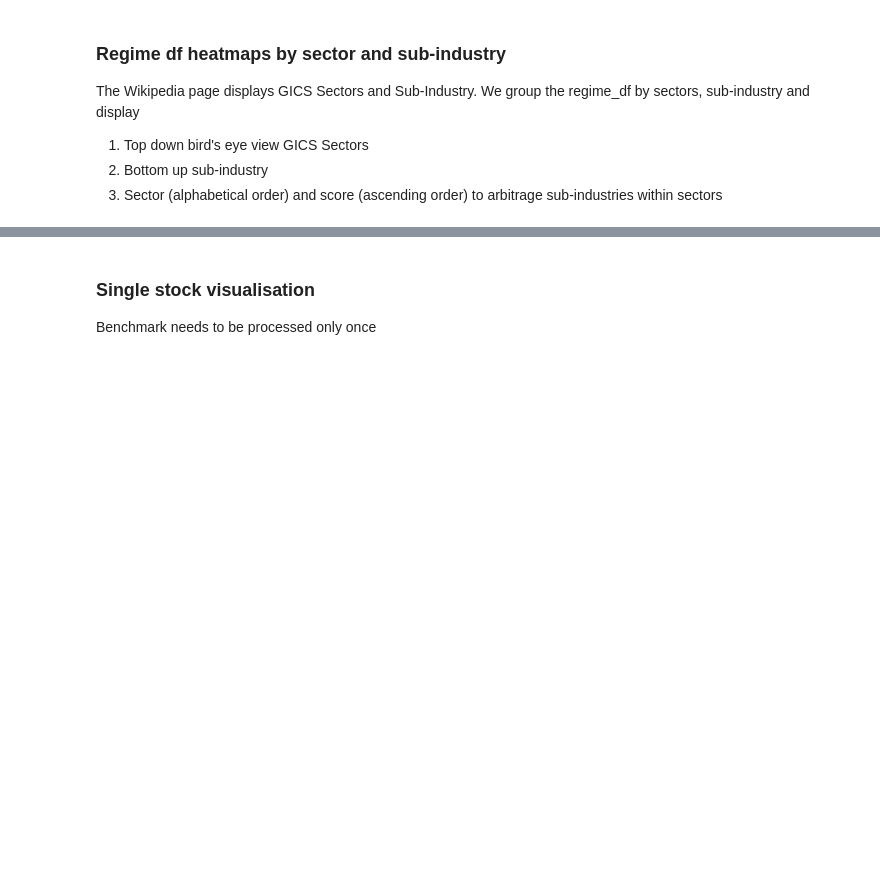
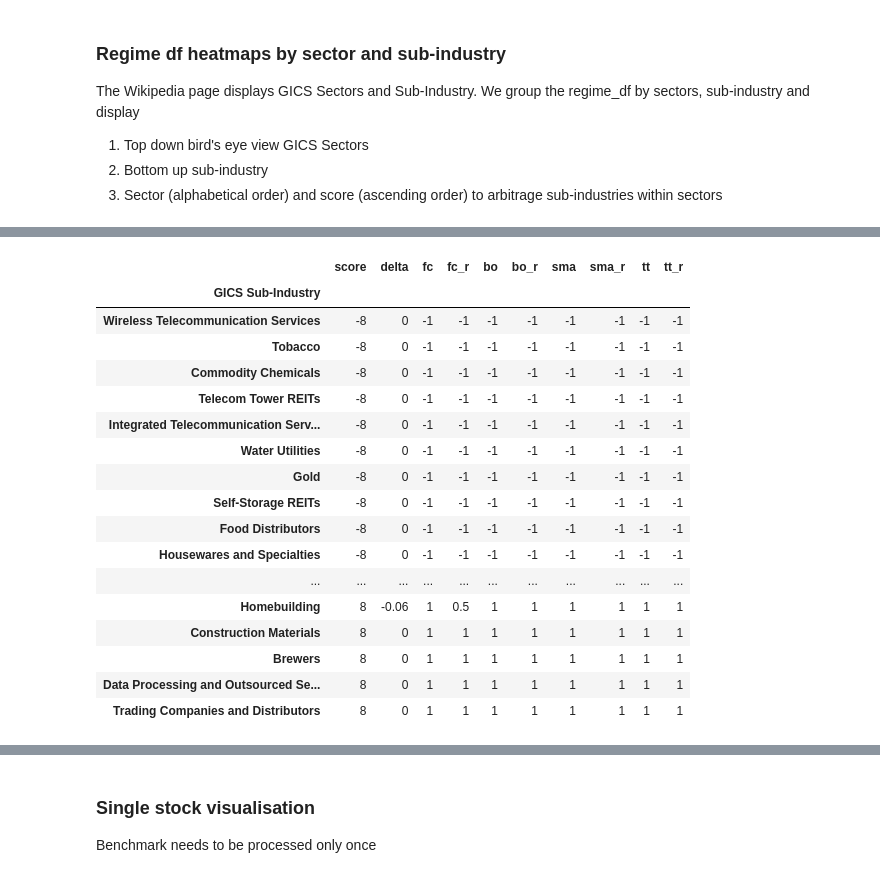
Before and after one commit to bjahnke/backtest_notebook, a Jupyter notebook: notes/market_scanner.ipynb, the cells around one changed output, grey strips where cells are left out. Cells and saved outputs as stored; diff of their text form; code cells hidden in the pictures; blank space fills up the shorter version.

```diff
--- a/notes/market_scanner.ipynb
+++ b/notes/market_scanner.ipynb
@@ -169 +161,38 @@ _strategy_lookup, tx_tables, price_histories, bench = sad.main(
+# %%
+# delta measures the difference between absolute and relative regimes
+from sqlalchemy import create_engine
+import dotenv
+import os
+dotenv.load_dotenv()
+regime_table = pd.read_sql(f'SELECT * FROM regime', os.environ.get('NEON_DB_CONSTR'))
+# %%
+max_end_indices = regime_table.groupby(['symbol', 'type', 'is_relative'])['end'].idxmax()
+
+# Filter the DataFrame using the row indices and keep the 'rg' column
+filtered_df = regime_table.loc[max_end_indices, ['symbol', 'type', 'is_relative', 'end', 'rg']].reset_index(drop=True)
+# Pivot the DataFrame to create columns for each unique type
+# Add 'r_' prefix to column labels where is_relative is True
+filtered_df['type'] = filtered_df['type'] + filtered_df['is_relative'].replace({True: '_r', False: ''})
+
+# Pivot the DataFrame without aggregation
+regime_overview = filtered_df.pivot(index=['symbol'], columns='type', values='rg').reset_index()
+regime_overview = regime_overview[['symbol'] + regime_cols]
+regime_overview['delta'] = 0
+regime_pairs = [('bo', 'bo_r'), ('fc', 'fc_r'), ('sma', 'sma_r'), ('tt', 'tt_r')]
+for absolute, relative in regime_pairs:
+    # fill absolute nan with relative value, and vice versa.
+    regime_overview[absolute] = regime_overview[absolute].fillna(regime_overview[relative])
+    regime_overview[relative] = regime_overview[relative].fillna(regime_overview[absolute])
+    # if both nan, then set both to 0
+    regime_overview[absolute] = regime_overview[absolute].fillna(0)
+    regime_overview[relative] = regime_overview[relative].fillna(0)
+
+    delta = (regime_overview[relative] - regime_overview[absolute]) / 2
+    regime_overview['delta'] = regime_overview['delta'] + delta
+
+regime_overview['delta'] = regime_overview['delta'] / len(regime_pairs)
+# sum all regime_cols to get score
+regime_overview['score'] = regime_overview[regime_cols].sum(axis=1)
+# add GICS Sector and Sub-Industry to regime_overview from web_df, merging on symbol for regime_overview, Symbol for web_df
+regime_overview = regime_overview.merge(web_df[['Symbol', 'GICS Sector', 'GICS Sub-Industry']], left_on='symbol', right_on='Symbol').drop(columns=['Symbol'])
 # %%
@@ -183,9 +219,30 @@ regime_df.groupby(sort_key)[groupby_cols].mean().sort_values(
 # %%
 groupby_cols = ['score', 'delta'] + regime_cols
 sort_key = ['GICS Sub-Industry']
-regime_df.groupby(sort_key)[groupby_cols].mean().sort_values(
-    by= 'score').style.background_gradient(
+sub_industry_overview = regime_overview.groupby(sort_key)[groupby_cols].mean().sort_values(
+    by= 'score')
+
+sub_industry_overview.style.background_gradient(
     subset= groupby_cols,cmap= 'RdYlGn').format('{:.1g}')
+# %% [output]
+|  | score | delta | fc | fc_r | bo | bo_r | sma | sma_r | tt | tt_r |
+| GICS Sub-Industry |  |  |  |  |  |  |  |  |  |  |
+| Wireless Telecommunication Services | -8 | 0 | -1 | -1 | -1 | -1 | -1 | -1 | -1 | -1 |
+| Tobacco | -8 | 0 | -1 | -1 | -1 | -1 | -1 | -1 | -1 | -1 |
+| Commodity Chemicals | -8 | 0 | -1 | -1 | -1 | -1 | -1 | -1 | -1 | -1 |
+| Telecom Tower REITs | -8 | 0 | -1 | -1 | -1 | -1 | -1 | -1 | -1 | -1 |
+| Integrated Telecommunication Serv... | -8 | 0 | -1 | -1 | -1 | -1 | -1 | -1 | -1 | -1 |
+| Water Utilities | -8 | 0 | -1 | -1 | -1 | -1 | -1 | -1 | -1 | -1 |
+| Gold | -8 | 0 | -1 | -1 | -1 | -1 | -1 | -1 | -1 | -1 |
+| Self-Storage REITs | -8 | 0 | -1 | -1 | -1 | -1 | -1 | -1 | -1 | -1 |
+| Food Distributors | -8 | 0 | -1 | -1 | -1 | -1 | -1 | -1 | -1 | -1 |
+| Housewares and Specialties | -8 | 0 | -1 | -1 | -1 | -1 | -1 | -1 | -1 | -1 |
+| ... | ... | ... | ... | ... | ... | ... | ... | ... | ... | ... |
+| Homebuilding | 8 | -0.06 | 1 | 0.5 | 1 | 1 | 1 | 1 | 1 | 1 |
+| Construction Materials | 8 | 0 | 1 | 1 | 1 | 1 | 1 | 1 | 1 | 1 |
+| Brewers | 8 | 0 | 1 | 1 | 1 | 1 | 1 | 1 | 1 | 1 |
+| Data Processing and Outsourced Se... | 8 | 0 | 1 | 1 | 1 | 1 | 1 | 1 | 1 | 1 |
+| Trading Companies and Distributors | 8 | 0 | 1 | 1 | 1 | 1 | 1 | 1 | 1 | 1 |
 # %%
 groupby_cols = ['score', 'delta'] + regime_cols
 sort_key = ['GICS Sector','GICS Sub-Industry']
```
Also changed, not shown: parts of 15 cells of this notebook, 10 other files.
